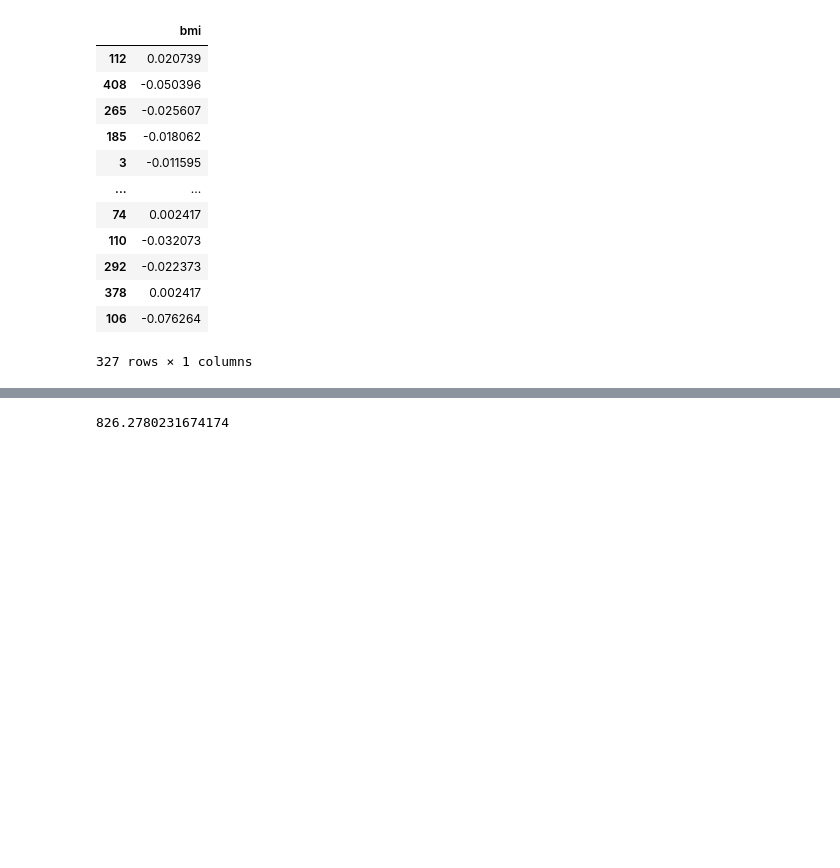
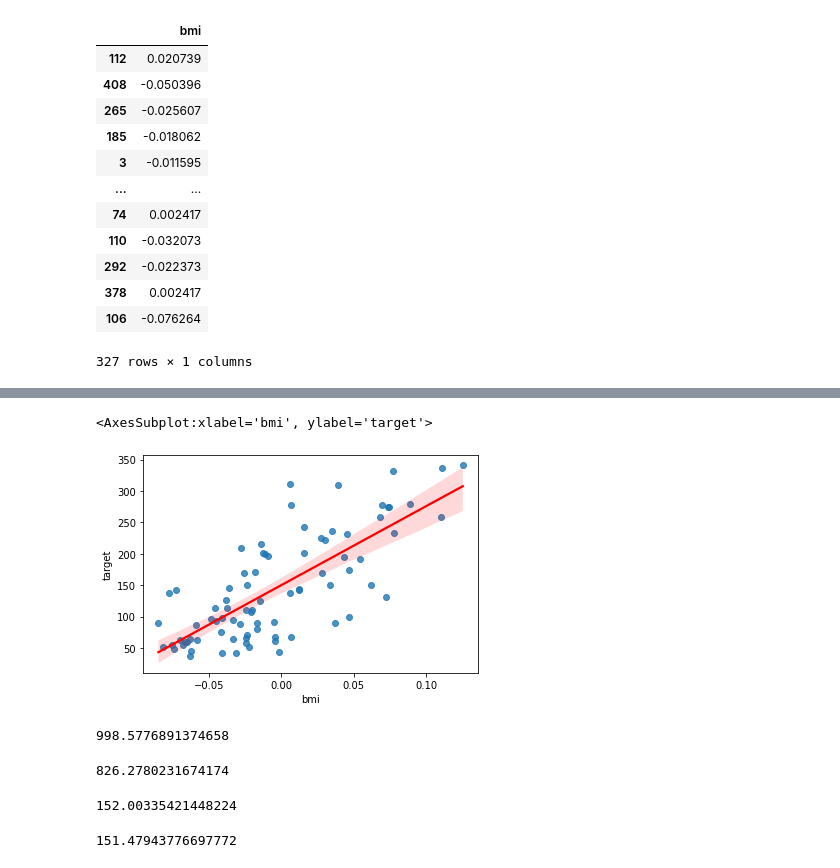
Before and after one commit to dhruvRj18/CSCN8010-lab-submissions, a Jupyter notebook: students_submissions/8681628/lab3.ipynb, the cells around one changed output, grey strips where cells are left out. Drawn from its saved outputs; the diff is of its cells as text; code cells hidden in the pictures; blank space fills up the shorter version.

```diff
--- a/students_submissions/8681628/lab3.ipynb
+++ b/students_submissions/8681628/lab3.ipynb
@@ -163,5 +170,27 @@ plt.show()
+# %%
+
+sns.regplot(x = X_test_fil, y =y_test_fil,
+            line_kws = {"color": "red"})
+# %% [output]
+<AxesSubplot:xlabel='bmi', ylabel='target'>
+[figure, added]
 # %%
-slope = model_fil.coef_[0]
+slope = model.coef_[0]
 slope
 # %% [output]
-826.2780231674174
+998.5776891374658
+# %%
+slope_fil = model_fil.coef_[0]
+slope_fil
+# %% [output]
+826.2780231674174
+# %%
+intercept = model.intercept_
+intercept
+# %% [output]
+152.00335421448224
+# %%
+intercept_fil = model_fil.intercept_
+intercept_fil
+# %% [output]
+151.47943776697772
```
Also changed, not shown: parts of 8 cells of this notebook.
